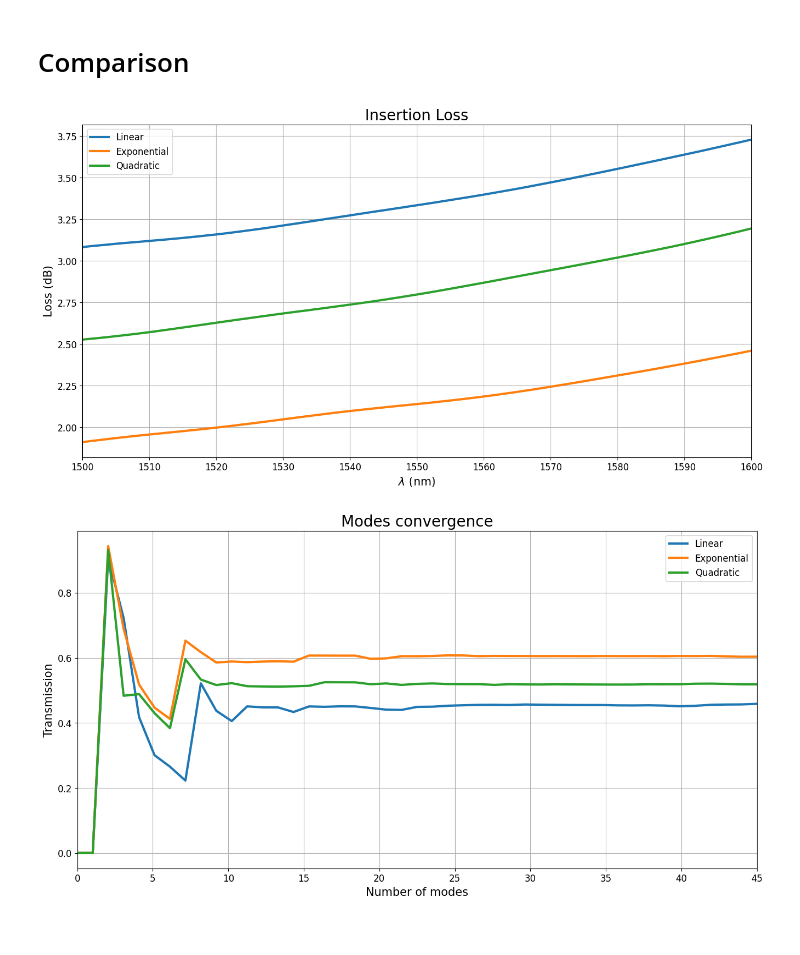
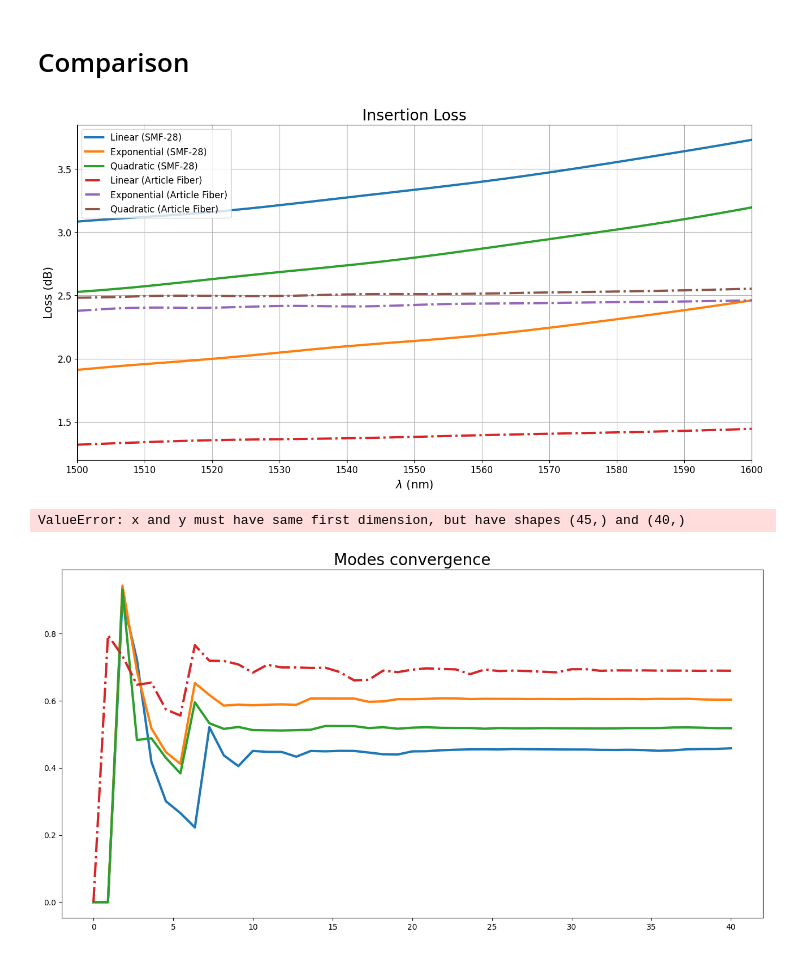
Before and after one commit to Leoopessoa/Edge-Coupler, a Jupyter notebook: Simulation/Components Assembly.ipynb, the cells around one changed output. Cells and saved outputs as stored; diff of their text form; code cells hidden in the pictures.

Commit message:
Week 4
Using now the article fiber and an smaller substract

```diff
--- a/Simulation/Components Assembly.ipynb
+++ b/Simulation/Components Assembly.ipynb
@@ -506,7 +453,7 @@ with open('SavedData/Linear_Data.txt', 'wb') as file:
     plk.dump([T, Tlog, Tmodes],file)
 file.close()
 # %%
-with open('SavedData/Linear_Data.txt', 'rb') as file:
+with open('SavedData/Linear_DataW4.txt', 'rb') as file:
     Linear_data = plk.load(file)
 file.close()
 
@@ -862,5 +811,5 @@ plt.savefig('../Documentation/Figures/Mode_convergence_Exp')
 # %%
-with open('SavedData/Exponential_Data.txt', 'wb') as file:
+with open('SavedData/Exponential_DataW4.txt', 'wb') as file:
     plk.dump([T, Tlog, Tmodes],file)
 file.close()
 # %%
@@ -1223,5 +1173,5 @@ plt.savefig('../Documentation/Figures/Mode_convergence_Qua')
 # %%
-with open('SavedData/Quadratic_Data.txt', 'wb') as file:
+with open('SavedData/Quadratic_DataW4.txt', 'wb') as file:
     plk.dump([T, Tlog, Tmodes],file)
 file.close()
 # %%
@@ -1259,13 +1193,40 @@ dataFrame
+# %%
+with open('SavedData/Linear_Data.txt', 'rb') as file:
+    Lin = plk.load(file)
+file.close()
+
+with open('SavedData/Linear_DataW4.txt', 'rb') as file:
+    Lin4 = plk.load(file)
+file.close()
+
+with open('SavedData/Exponential_Data.txt', 'rb') as file:
+    Exp = plk.load(file)
+file.close()
+
+with open('SavedData/Exponential_DataW4.txt', 'rb') as file:
+    Exp4 = plk.load(file)
+file.close()
+
+with open('SavedData/Quadratic_Data.txt', 'rb') as file:
+    Qua = plk.load(file)
+file.close()
+
+with open('SavedData/Quadratic_DataW4.txt', 'rb') as file:
+    Qua4 = plk.load(file)
+file.close()
 # %%
 # Plotting mode convergence of the diferent shapes
 
-figure4 = plt.figure(figsize=(16,8))
-wavelength = np.linspace(1500,1600,len(T))
+figure9 = plt.figure(figsize=(16,8))
+wavelength = np.linspace(1500,1600,len(Lin[1]))
 plt.title('Insertion Loss', size = 20)
 
-plt.plot(wavelength, -Linear_data[1], linewidth = 3, label = 'Linear')
-plt.plot(wavelength, -Exponential_data[1], linewidth = 3, label = 'Exponential')
-plt.plot(wavelength, -Quadratic_data[1], linewidth = 3, label = 'Quadratic')
+plt.plot(wavelength, -Lin[1], linewidth = 3, label = 'Linear (SMF-28)')
+plt.plot(wavelength, -Exp[1], linewidth = 3, label = 'Exponential (SMF-28)')
+plt.plot(wavelength, -Qua[1], linewidth = 3, label = 'Quadratic (SMF-28)')
+plt.plot(wavelength, -Lin4[1],linestyle = '-.', linewidth = 3, label = 'Linear (Article Fiber)')
+plt.plot(wavelength, -Exp4[1],linestyle = '-.', linewidth = 3, label = 'Exponential (Article Fiber)')
+plt.plot(wavelength, -Qua4[1],linestyle = '-.', linewidth = 3, label = 'Quadratic (Article Fiber)')
 plt.legend(fontsize=12)
 plt.xticks(np.arange(1500,1601,10), size = 12)
 plt.xlim(1500,1600)
@@ -1276,25 +1237,29 @@ plt.ylabel('Loss (dB)', size = 15)
 plt.grid()
 plt.savefig('../Documentation/Figures/Loss_All_Shapes')
 # %% [output]
-[figure, old version]
+[figure, new version]
 # %%
 # Plotting mode convergence of the diferent shapes
 
-figure4 = plt.figure(figsize=(16,8))
-modes = np.linspace(0,45 ,len(Exponential_data[2]))
+figure10 = plt.figure(figsize=(16,8))
+modes = np.linspace(0,40 ,len(Exp[2]))
 plt.title('Modes convergence', size = 20)
-
-plt.plot(modes, Linear_data[2], linewidth = 3, label = 'Linear')
-plt.plot(modes, Exponential_data[2], linewidth = 3, label = 'Exponential')
-plt.plot(modes, Quadratic_data[2], linewidth = 3, label = 'Quadratic')
+l
+plt.plot(modes, Lin[2], linewidth = 3, label = 'Linear (SMF-28)')
+plt.plot(modes, Exp[2], linewidth = 3, label = 'Exponential (SMF-28)')
+plt.plot(modes, Qua[2], linewidth = 3, label = 'Quadratic (SMF-28)')
+plt.plot(modes, Lin4[2],linestyle = '-.', linewidth = 3, label = 'Linear (Article Fiber)')
+plt.plot(modes, Exp4[2],linestyle = '-.', linewidth = 3, label = 'Exponential (Article Fiber)')
+plt.plot(modes, Qua4[2],linestyle = '-.', linewidth = 3, label = 'Quadratic (Article Fiber)')
 plt.legend(fontsize=12)
 plt.xticks(size = 12)
 plt.xlim(0,45)
 plt.yticks(size = 12)
 # plt.ylim(-3.25,-2.95)
 plt.xlabel('Number of modes', size = 15)
 plt.ylabel('Transmission', size = 15)
 plt.grid()
 plt.savefig('../Documentation/Figures/Modes_All_Shapes')
 # %% [output]
+ValueError: x and y must have same first dimension, but have shapes (45,) and (40,)
-[figure, old version]
+[figure, new version]
```
Also changed, not shown: parts of 22 cells of this notebook, 20 other files.
